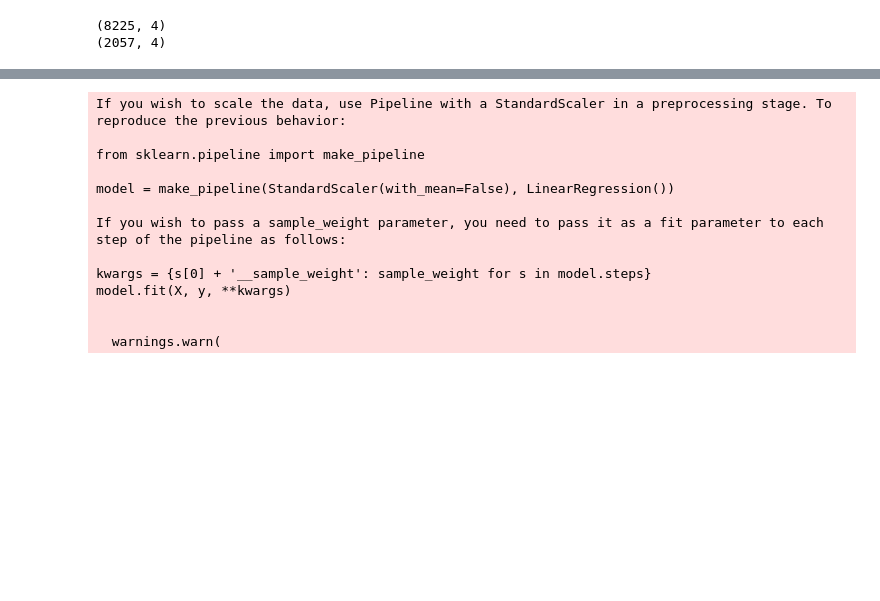
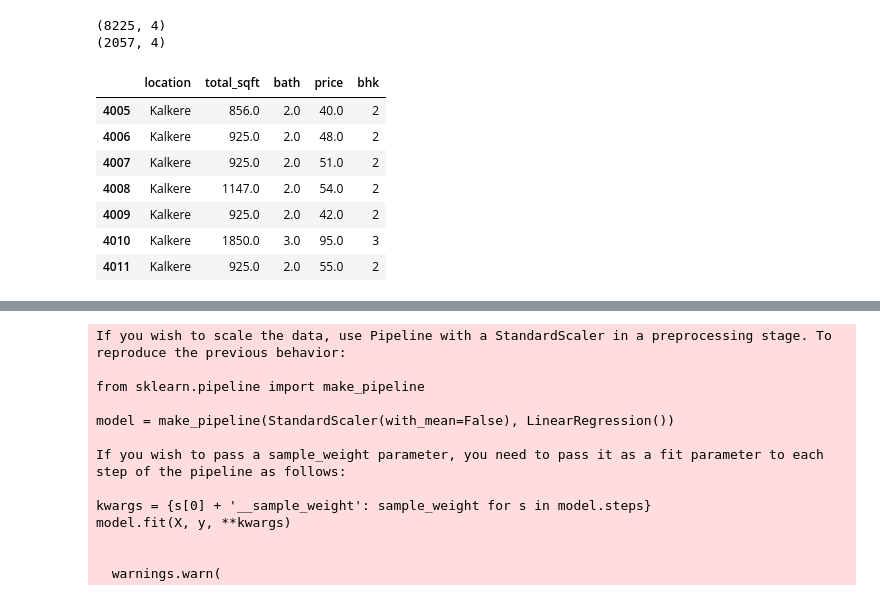
Before and after one commit to thobs-10/Machine-Learning-Project-12---Bangalore-House-Prediction, a Jupyter notebook: notebooks/house_prediction.ipynb, the cells around one changed output, grey strips where cells are left out. Drawn from its saved outputs; the diff is of its cells as text; code cells hidden in the pictures; blank space fills up the shorter version.

```diff
--- a/notebooks/house_prediction.ipynb
+++ b/notebooks/house_prediction.ipynb
@@ -1143,3 +1143,14 @@ print(X_test.shape)
 # %% [output]
 (8225, 4)
 (2057, 4)
+# %%
+df[df['location'] == 'Kalkere']
+# %% [output]
+|  | location | total_sqft | bath | price | bhk |
+| 4005 | Kalkere | 856.0 | 2.0 | 40.0 | 2 |
+| 4006 | Kalkere | 925.0 | 2.0 | 48.0 | 2 |
+| 4007 | Kalkere | 925.0 | 2.0 | 51.0 | 2 |
+| 4008 | Kalkere | 1147.0 | 2.0 | 54.0 | 2 |
+| 4009 | Kalkere | 925.0 | 2.0 | 42.0 | 2 |
+| 4010 | Kalkere | 1850.0 | 3.0 | 95.0 | 3 |
+| 4011 | Kalkere | 925.0 | 2.0 | 55.0 | 2 |
```
Also changed, not shown: parts of 2 cells of this notebook, 2 other files.
